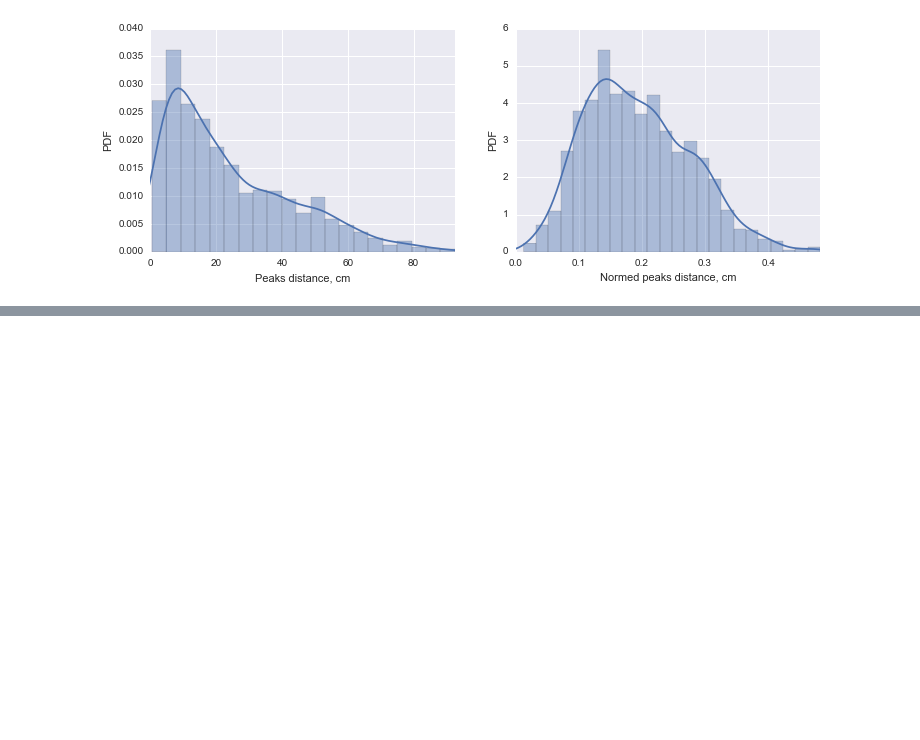
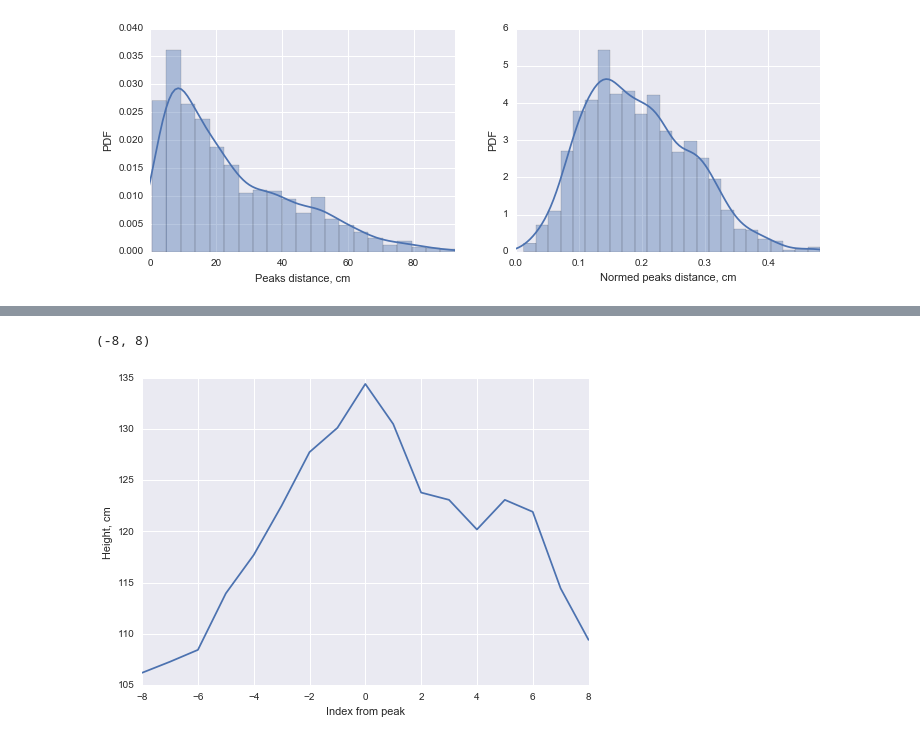
Before and after one commit to iterater/ensemble-forecasting, a Jupyter notebook: ipynb/Peak destinction.ipynb, the cells around one changed output, grey strips where cells are left out. Cells and saved outputs as stored; diff of their text form; code cells hidden in the pictures; blank space fills up the shorter version.

```diff
--- a/ipynb/Peak destinction.ipynb
+++ b/ipynb/Peak destinction.ipynb
@@ -121,0 +123,9 @@ plt.ylabel('Normed peaks distance, cm')
+# %%
+mean_peak = np.nanmean(peaks, axis=0)
+plt.plot(np.arange(FC_W) - FC_MAX_POS, mean_peak)
+plt.xlabel('Index from peak')
+plt.ylabel('Height, cm')
+plt.xlim((-FC_MAX_POS, FC_W - FC_MAX_POS - 1))
+# %% [output]
+(-8, 8)
+[figure, added]
```
Also changed, not shown: parts of 3 cells of this notebook.
